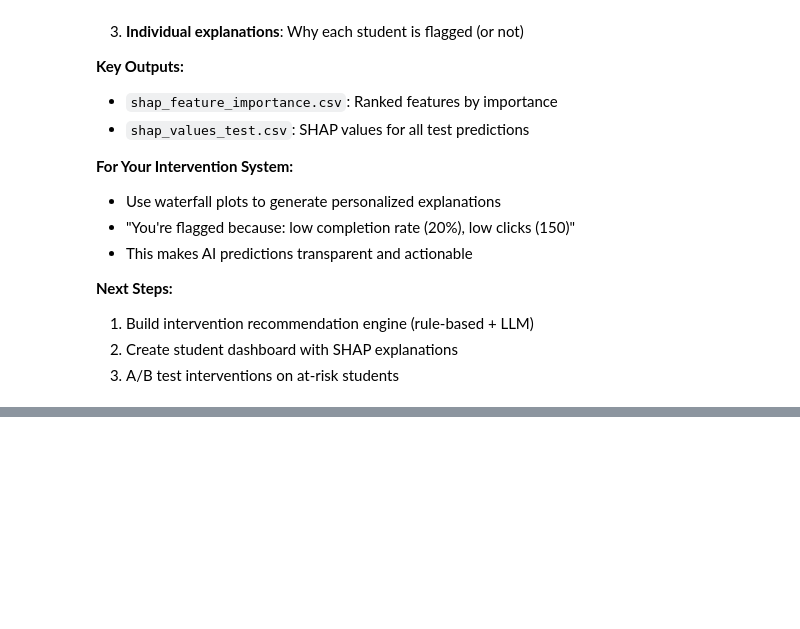
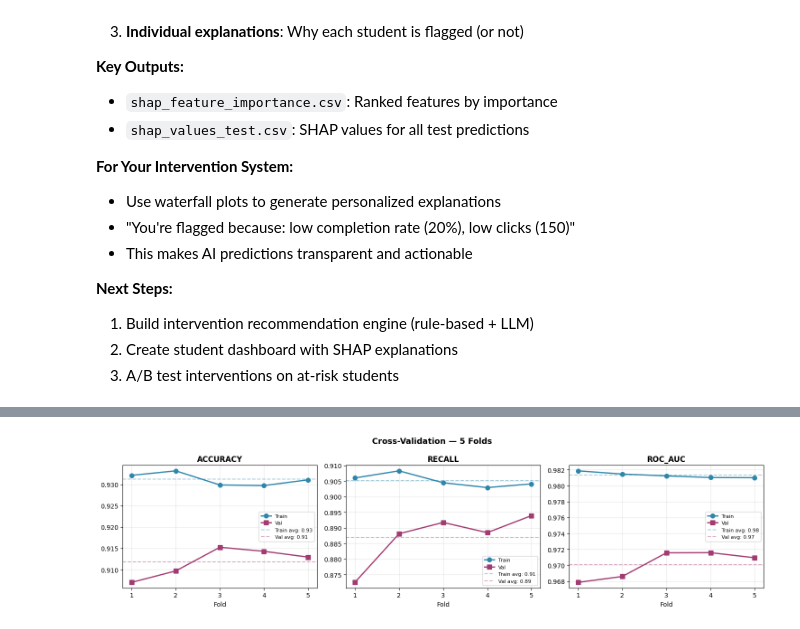
Before and after one commit to Odunzek/ai-student-success-recommendation, a Jupyter notebook: notebooks/notebook.ipynb, the cells around one changed output, grey strips where cells are left out. Cells and saved outputs as stored; diff of their text form; code cells hidden in the pictures; blank space fills up the shorter version.

```diff
--- a/notebooks/notebook.ipynb
+++ b/notebooks/notebook.ipynb
@@ -2457,0 +2585,73 @@ Saved: ../models/feature_list.csv
+# %%
+# =============================================================================
+# CROSS-VALIDATION ON BASELINE
+# =============================================================================
+
+print("\n" + "=" * 70)
+print("STEP 3: 5-FOLD STRATIFIED CROSS-VALIDATION")
+print("=" * 70)
+print("\nValidating baseline model — this takes ~1 min...")
+
+cv = StratifiedKFold(n_splits=5, shuffle=True, random_state=42)
+
+scoring = {
+    'accuracy' : 'accuracy',
+    'precision': 'precision',
+    'recall'   : 'recall',
+    'f1'       : 'f1',
+    'roc_auc'  : 'roc_auc'
+}
+
+cv_results = cross_validate(
+    baseline_xgb, X_train, y_train,
+    cv=cv, scoring=scoring,
+    return_train_score=True,
+    n_jobs=-1
+)
+
+print(f"\n{'Metric':<12}  {'Train':<8}  {'Val':<8}  {'Gap':<8}  {'Status'}")
+print("-" * 55)
+
+cv_summary = {}
+for metric in scoring:
+    tr = cv_results[f'train_{metric}']
+    va = cv_results[f'test_{metric}']
+    gap = tr.mean() - va.mean()
+    cv_summary[metric] = {'train': tr.mean(), 'val': va.mean(), 'gap': gap}
+
+    if gap < 0.03:
+        status = '✓ Good'
+    elif gap < 0.07:
+        status = '⚡ Slight overfit'
+    else:
+        status = '⚠ Overfit'
+
+    print(f"{metric.upper():<12}  {tr.mean():<8.2f}  {va.mean():<8.2f}  {gap:<8.2f}  {status}")
+
+# Visualise CV folds
+fig, axes = plt.subplots(1, 3, figsize=(15, 4))
+fig.suptitle('Cross-Validation — 5 Folds', fontsize=13, fontweight='bold')
+
+for ax, metric in zip(axes, ['accuracy', 'recall', 'roc_auc']):
+    tr_scores = cv_results[f'train_{metric}']
+    va_scores = cv_results[f'test_{metric}']
+    folds = range(1, 6)
+
+    ax.plot(folds, tr_scores, 'o-', label='Train',
+            color='#2E86AB', lw=2, ms=7)
+    ax.plot(folds, va_scores, 's-', label='Val',
+            color='#A23B72', lw=2, ms=7)
+    ax.axhline(tr_scores.mean(), color='#2E86AB',
+               ls='--', alpha=0.4, label=f'Train avg: {tr_scores.mean():.2f}')
+    ax.axhline(va_scores.mean(), color='#A23B72',
+               ls='--', alpha=0.4, label=f'Val avg: {va_scores.mean():.2f}')
+
+    ax.set_title(metric.upper(), fontweight='bold')
+    ax.set_xlabel('Fold')
+    ax.set_xticks(folds)
+    ax.legend(fontsize=8)
+    ax.grid(alpha=0.3)
+
+plt.tight_layout()
+plt.show()
+# %% [output]
@@ -2457,0 +2671 @@ Saved: ../models/feature_list.csv
+[figure, added]
```
Also changed, not shown: parts of 14 cells of this notebook.
